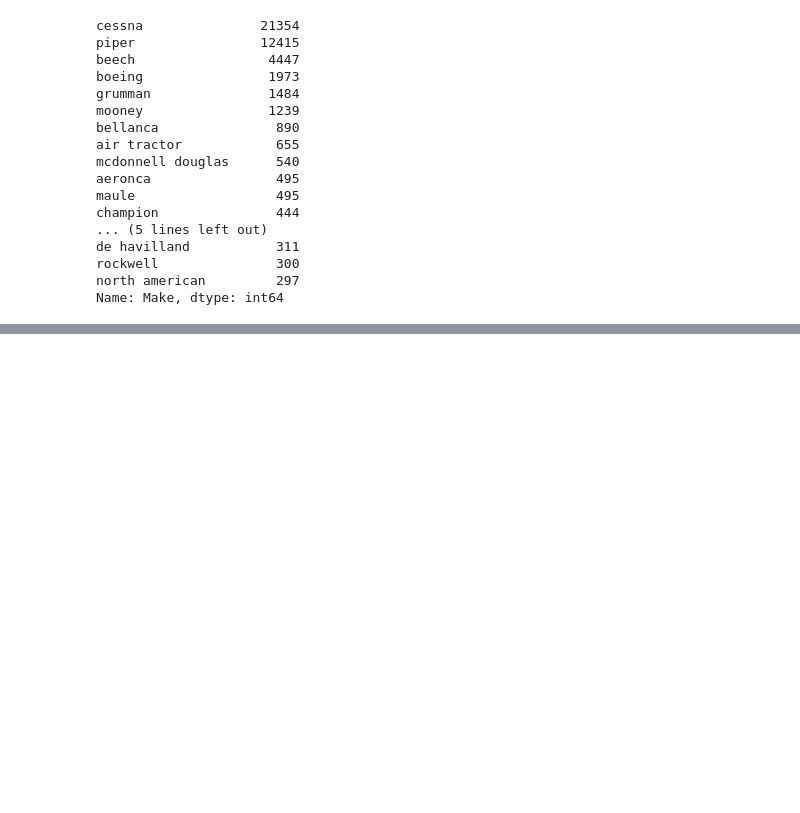
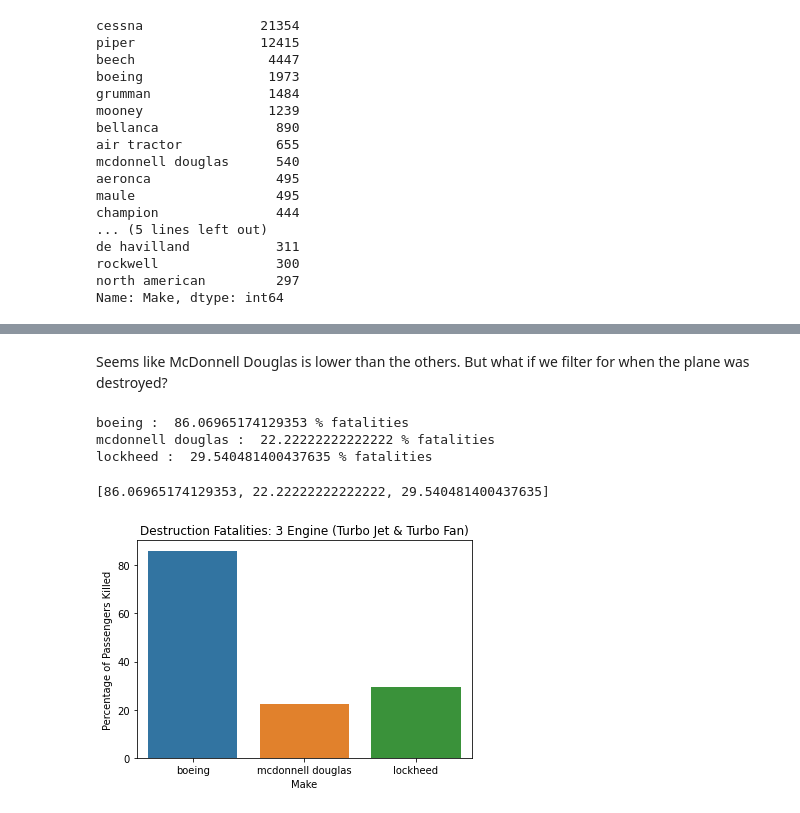
Before and after one commit to Duffman9028/Aircraft-Risk-Assessment, a Jupyter notebook: Jason.ipynb, the cells around one changed output, grey strips where cells are left out. Cells and saved outputs as stored; diff of their text form; code cells hidden in the pictures; blank space fills up the shorter version.

```diff
--- a/Jason.ipynb
+++ b/Jason.ipynb
@@ -259,0 +367,27 @@ Name: Make, dtype: int64
+# %% [markdown]
+Seems like McDonnell Douglas is lower than the others.  But what if we filter for when the plane was destroyed?
+# %%
+perc_fat_list_dest = []
+filtered_df_dest = filtered_df[filtered_df['Aircraft.damage']=='Destroyed']
+
+for make in make_list:
+    perc_fatal = (filtered_df_dest[filtered_df_dest.Make== make]['Total.Fatal.Injuries'].sum())/(filtered_df_dest[
+        filtered_df_dest.Make== make]['Passenger.Total'].sum())*100
+    print(make,': ', perc_fatal,'% fatalities')
+    perc_fat_list_dest.append(perc_fatal)
+
+perc_fat_list_dest
+# %% [output]
+boeing :  86.06965174129353 % fatalities
+mcdonnell douglas :  22.22222222222222 % fatalities
+lockheed :  29.540481400437635 % fatalities
+[86.06965174129353, 22.22222222222222, 29.540481400437635]
+# %%
+fig, ax = plt.subplots()
+
+sns.barplot(x=make_list, y=perc_fat_list_dest)
+ax.set_title("Destruction Fatalities: 3 Engine (Turbo Jet & Turbo Fan)")
+ax.set_xlabel("Make")
+ax.set_ylabel("Percentage of Passengers Killed");
+# %% [output]
+[figure, added]
```
Also changed, not shown: parts of 11 cells of this notebook.
